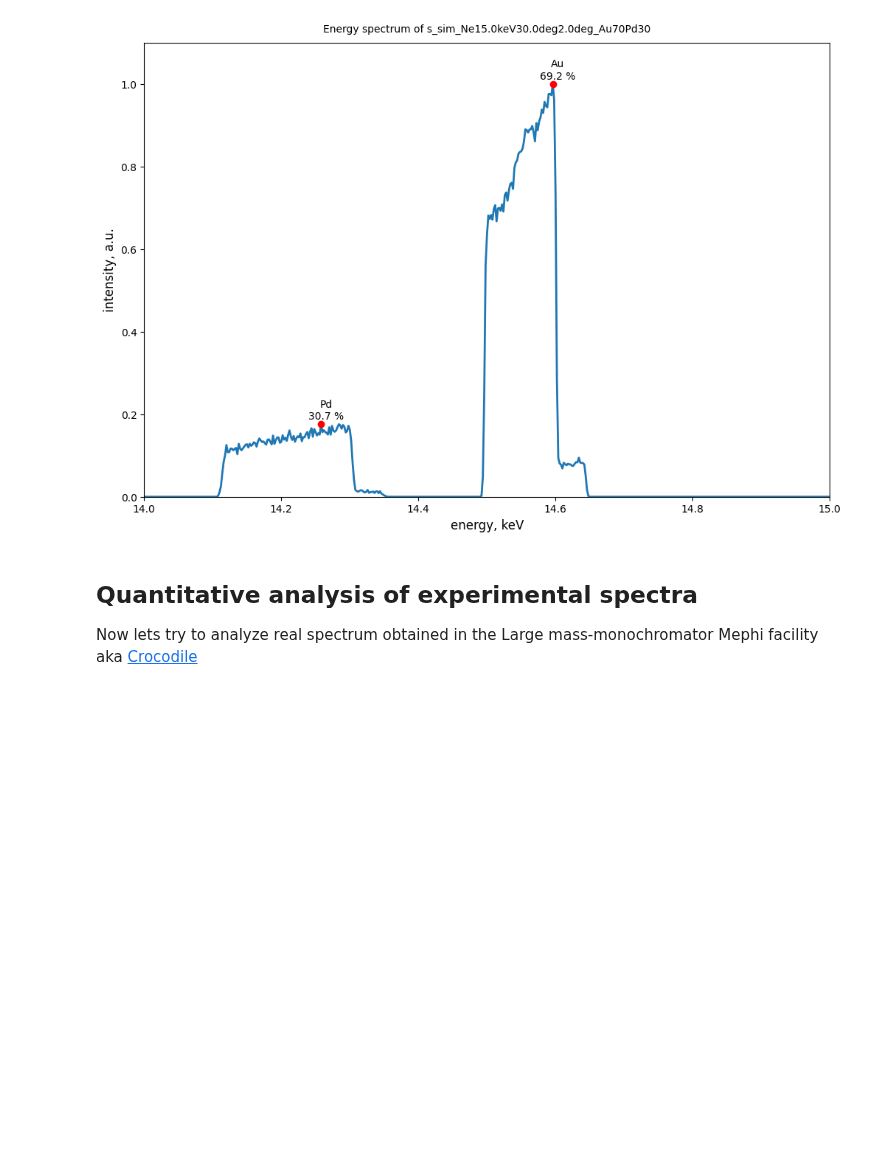
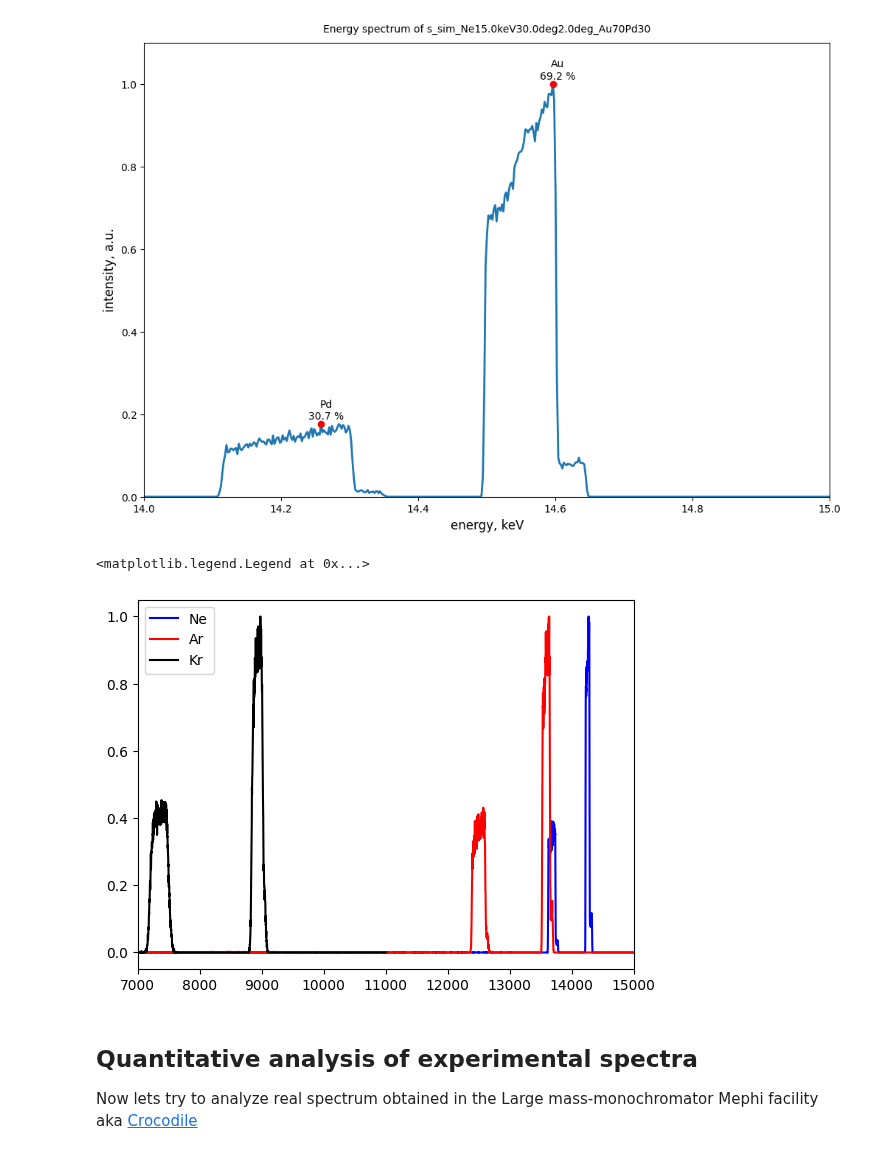
Before and after one commit to mauveferret/SpecRec, a Jupyter notebook: main_example.ipynb, the cells around one changed output. Cells and saved outputs as stored; diff of their text form; code cells hidden in the pictures; blank space fills up the shorter version.

Commit message:
added plots with examples of sim data

```diff
--- a/main_example.ipynb
+++ b/main_example.ipynb
@@ -290,6 +290,25 @@ leis.plot_spectrum_with_concs(data, title="Energy spectrum of "+
                               spectrum_path0.split(os.sep)[-2][:-7]+"_"+data.calc_name)
 # %% [output]
 [figure]
+# %%
+spectrum_path0 = os.getcwd()+os.sep+"raw_data"+os.sep+"sim_AuPd"+os.sep
+import matplotlib.pyplot as plt
+#spectrum_path0 +="sim_AuPd"+os.sep+"sim_Ne15.0keV30.0deg2.0deg_Au70Pd30.dat"
+leis.Emin = 1000
+leis.Emax = 15000
+data1 = leis.spectrum(spectrum_path0+"sim_Ne15.0keV40.0deg1.0deg_Au50Pd50.dat")
+data2 = leis.spectrum(spectrum_path0+"sim_Ar15.0keV40.0deg1.0deg_Au50Pd50.dat")
+data3 = leis.spectrum(spectrum_path0+"sim_Kr11.0keV40.0deg1.0deg_Au50Pd50.dat")
+#
+
+plt.plot(data1.spectrum_en, data1.spectrum_int,  color = "blue", label=data1.incident_atom)
+plt.plot(data2.spectrum_en, data2.spectrum_int,  color = "red", label=data2.incident_atom)
+plt.plot(data3.spectrum_en, data3.spectrum_int,  color = "black", label=data3.incident_atom)
+plt.xlim(7000,15000)
+plt.legend()
+# %% [output]
+<matplotlib.legend.Legend at 0x...>
+[figure, added]
 # %% [markdown]
 ## Quantitative analysis of experimental spectra
 
```
